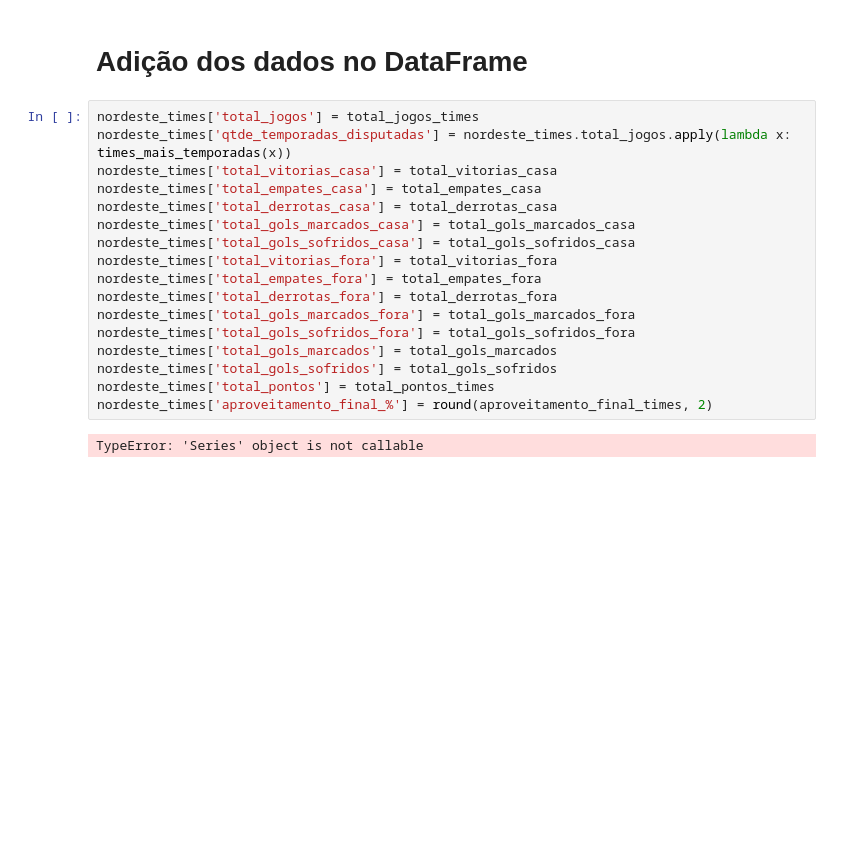
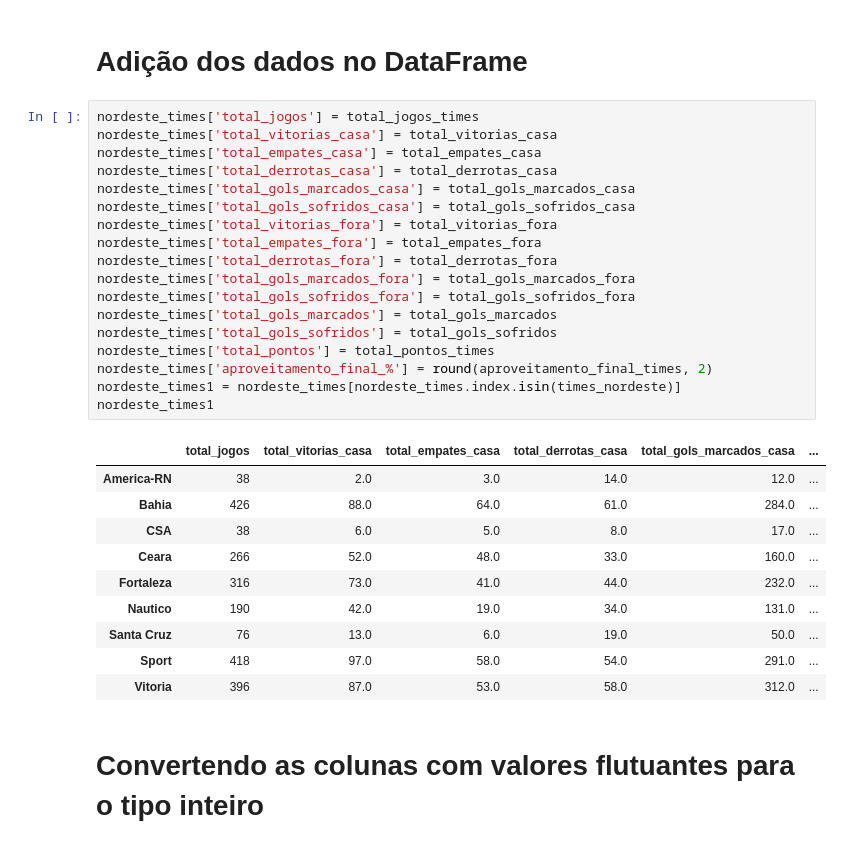
Before and after one commit to 022Vinicius/An-lises_de_dados_esportes, a Jupyter notebook: futebol_pernambucano.ipynb, the cells around one changed output. Saved outputs shown, nothing was run; the diff lists cells and outputs as text; blank space fills up the shorter version.

```diff
--- a/futebol_pernambucano.ipynb
+++ b/futebol_pernambucano.ipynb
@@ -503,20 +506,32 @@ total_jogos_times = clubes_nordeste['mandante'].value_counts().add(clubes_nordes
 # Adição dos dados no DataFrame
 # %%
 nordeste_times['total_jogos'] = total_jogos_times
-nordeste_times['qtde_temporadas_disputadas'] = nordeste_times.total_jogos.apply(lambda x: times_mais_temporadas(x))
 nordeste_times['total_vitorias_casa'] = total_vitorias_casa
 nordeste_times['total_empates_casa'] = total_empates_casa
 nordeste_times['total_derrotas_casa'] = total_derrotas_casa
 nordeste_times['total_gols_marcados_casa'] = total_gols_marcados_casa
 nordeste_times['total_gols_sofridos_casa'] = total_gols_sofridos_casa
 nordeste_times['total_vitorias_fora'] = total_vitorias_fora
 nordeste_times['total_empates_fora'] = total_empates_fora
 nordeste_times['total_derrotas_fora'] = total_derrotas_fora
 nordeste_times['total_gols_marcados_fora'] = total_gols_marcados_fora
 nordeste_times['total_gols_sofridos_fora'] = total_gols_sofridos_fora
 nordeste_times['total_gols_marcados'] = total_gols_marcados
 nordeste_times['total_gols_sofridos'] = total_gols_sofridos
 nordeste_times['total_pontos'] = total_pontos_times
 nordeste_times['aproveitamento_final_%'] = round(aproveitamento_final_times, 2)
+nordeste_times1 = nordeste_times[nordeste_times.index.isin(times_nordeste)]
+nordeste_times1
 # %% [output]
-TypeError: 'Series' object is not callable
+|  | total_jogos | total_vitorias_casa | total_empates_casa | total_derrotas_casa | total_gols_marcados_casa | ... |
+| America-RN | 38 | 2.0 | 3.0 | 14.0 | 12.0 | ... |
+| Bahia | 426 | 88.0 | 64.0 | 61.0 | 284.0 | ... |
+| CSA | 38 | 6.0 | 5.0 | 8.0 | 17.0 | ... |
+| Ceara | 266 | 52.0 | 48.0 | 33.0 | 160.0 | ... |
+| Fortaleza | 316 | 73.0 | 41.0 | 44.0 | 232.0 | ... |
+| Nautico | 190 | 42.0 | 19.0 | 34.0 | 131.0 | ... |
+| Santa Cruz | 76 | 13.0 | 6.0 | 19.0 | 50.0 | ... |
+| Sport | 418 | 97.0 | 58.0 | 54.0 | 291.0 | ... |
+| Vitoria | 396 | 87.0 | 53.0 | 58.0 | 312.0 | ... |
+# %% [markdown]
+# Convertendo as colunas com valores flutuantes para o tipo inteiro
```
Also changed, not shown: parts of 9 cells of this notebook.
